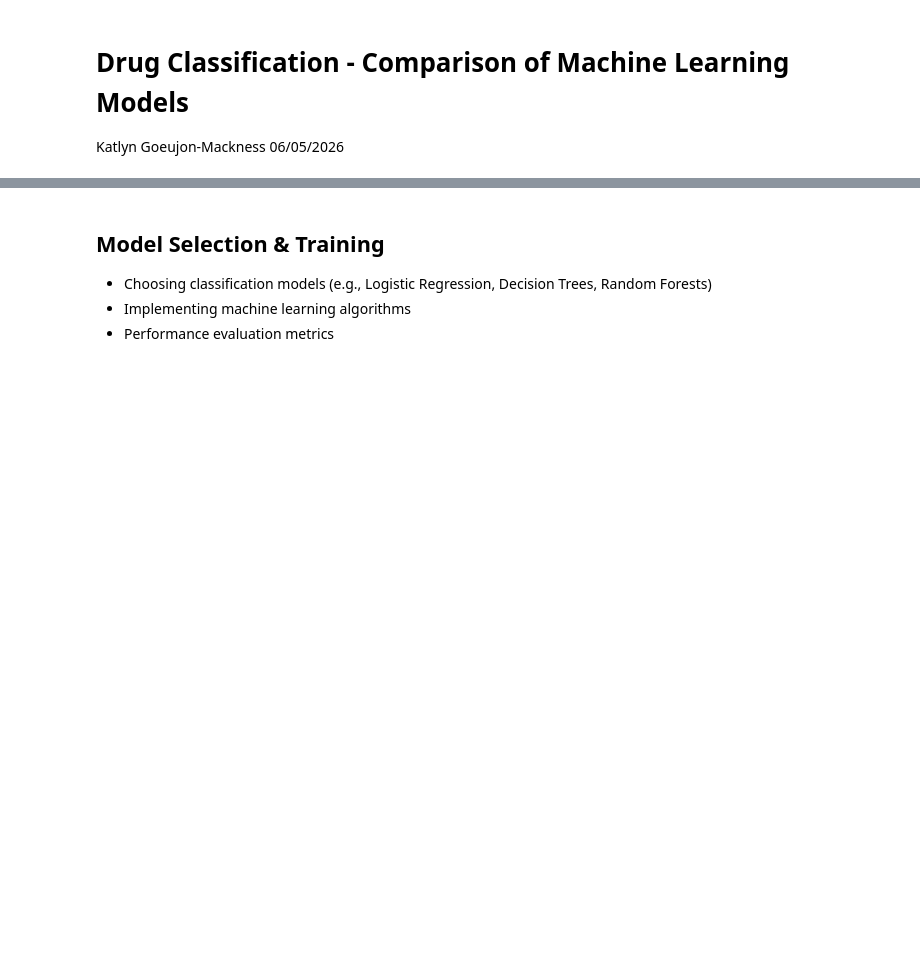
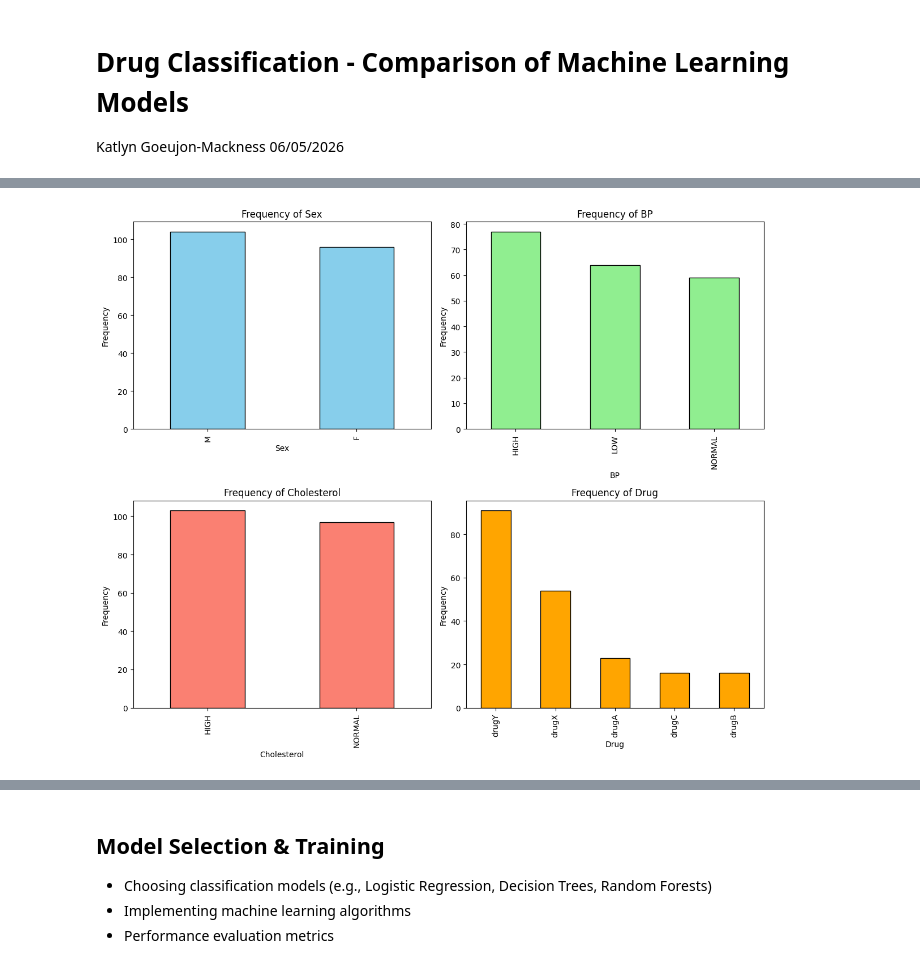
Before and after one commit to katiemackness/drug-prediction, a Jupyter notebook: drug-classification.ipynb, the cells around one changed output, grey strips where cells are left out. Cells and saved outputs as stored; diff of their text form; code cells hidden in the pictures; blank space fills up the shorter version.

```diff
--- a/drug-classification.ipynb
+++ b/drug-classification.ipynb
@@ -63,0 +164,32 @@ We will explore the following classification algorithms:
+# %%
+# Distribution of Categorical Features
+fig, axes = plt.subplots(2, 2, figsize=(12, 10))
+
+# Plot for Sex
+drugs['Sex'].value_counts().plot(kind='bar', ax=axes[0, 0], color='skyblue', edgecolor='black')
+axes[0, 0].set_title('Frequency of Sex')
+axes[0, 0].set_xlabel('Sex')
+axes[0, 0].set_ylabel('Frequency')
+
+# Plot for BP
+drugs['BP'].value_counts().plot(kind='bar', ax=axes[0, 1], color='lightgreen', edgecolor='black')
+axes[0, 1].set_title('Frequency of BP')
+axes[0, 1].set_xlabel('BP')
+axes[0, 1].set_ylabel('Frequency')
+
+# Plot for Cholesterol
+drugs['Cholesterol'].value_counts().plot(kind='bar', ax=axes[1, 0], color='salmon', edgecolor='black')
+axes[1, 0].set_title('Frequency of Cholesterol')
+axes[1, 0].set_xlabel('Cholesterol')
+axes[1, 0].set_ylabel('Frequency')
+
+# Plot for Drug
+drugs['Drug'].value_counts().plot(kind='bar', ax=axes[1, 1], color='orange', edgecolor='black')
+axes[1, 1].set_title('Frequency of Drug')
+axes[1, 1].set_xlabel('Drug')
+axes[1, 1].set_ylabel('Frequency')
+
+plt.tight_layout()
+plt.show()
+# %% [output]
+[figure, added]
```
Also changed, not shown: parts of 23 cells of this notebook.
